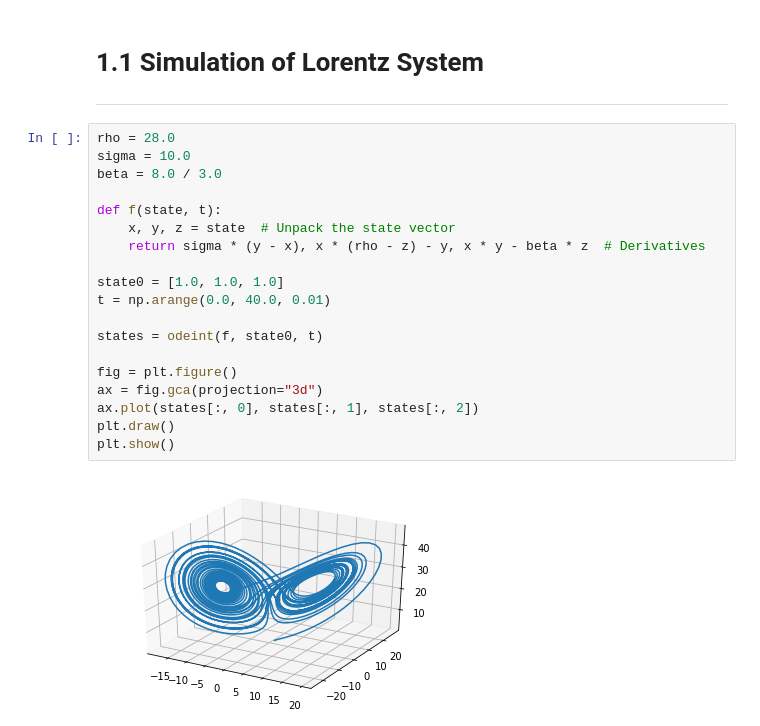
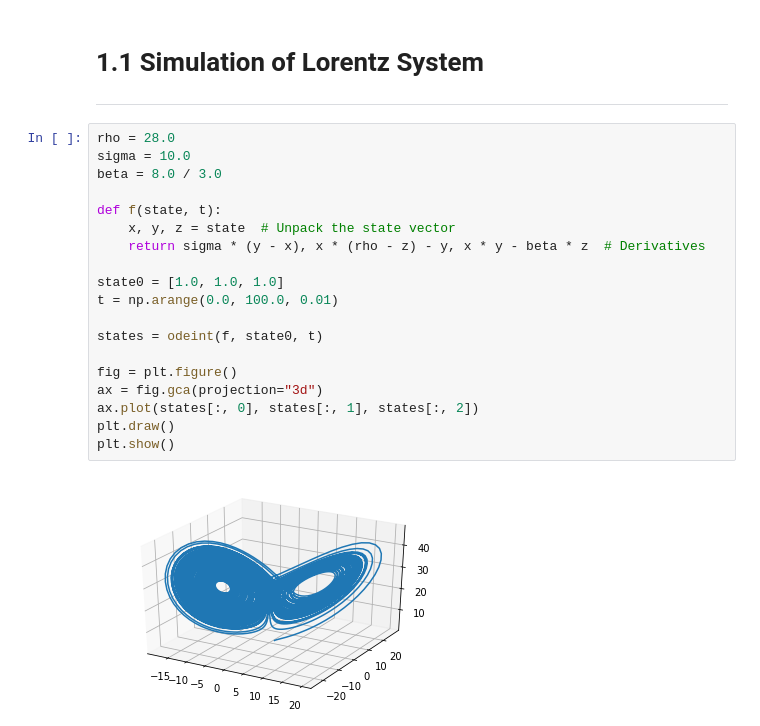
Before and after one commit to SheilKumar/DynamicSystemRNNs, a Jupyter notebook: DynamicSystems.ipynb, the cells around one changed output. Drawn from its saved outputs; the diff is of its cells as text.

```diff
--- a/DynamicSystems.ipynb
+++ b/DynamicSystems.ipynb
@@ -32,21 +36,21 @@ ___
 # %%
 rho = 28.0
 sigma = 10.0
 beta = 8.0 / 3.0
 
 def f(state, t):
     x, y, z = state  # Unpack the state vector
     return sigma * (y - x), x * (rho - z) - y, x * y - beta * z  # Derivatives
 
 state0 = [1.0, 1.0, 1.0]
-t = np.arange(0.0, 40.0, 0.01)
+t = np.arange(0.0, 100.0, 0.01)
 
 states = odeint(f, state0, t)
 
 fig = plt.figure()
 ax = fig.gca(projection="3d")
 ax.plot(states[:, 0], states[:, 1], states[:, 2])
 plt.draw()
 plt.show()
 # %% [output]
-[figure, old version]
+[figure, new version]
```
Also changed, not shown: parts of 13 cells of this notebook.
